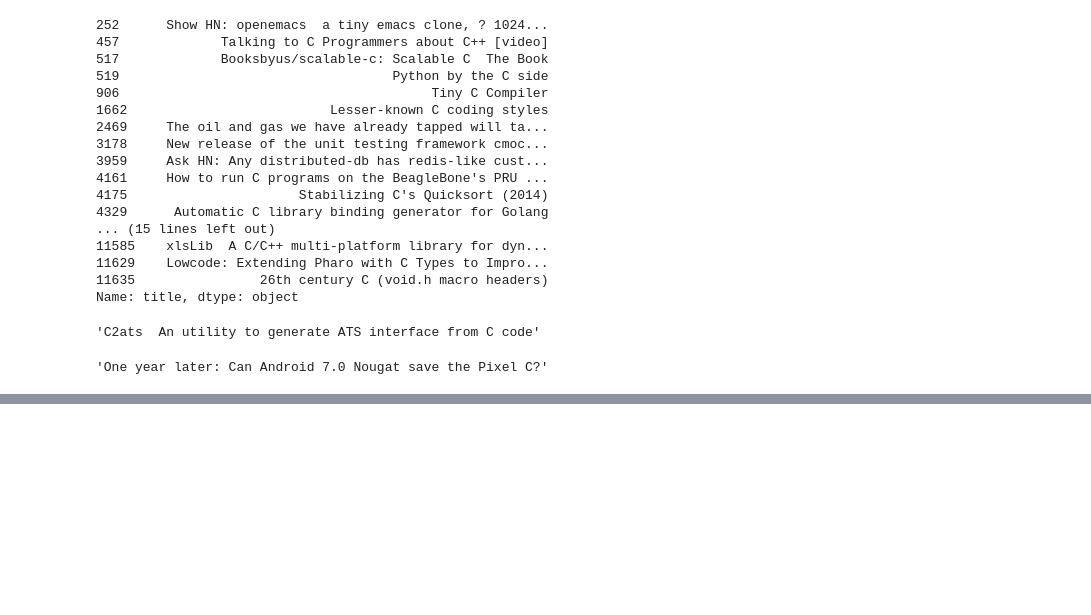
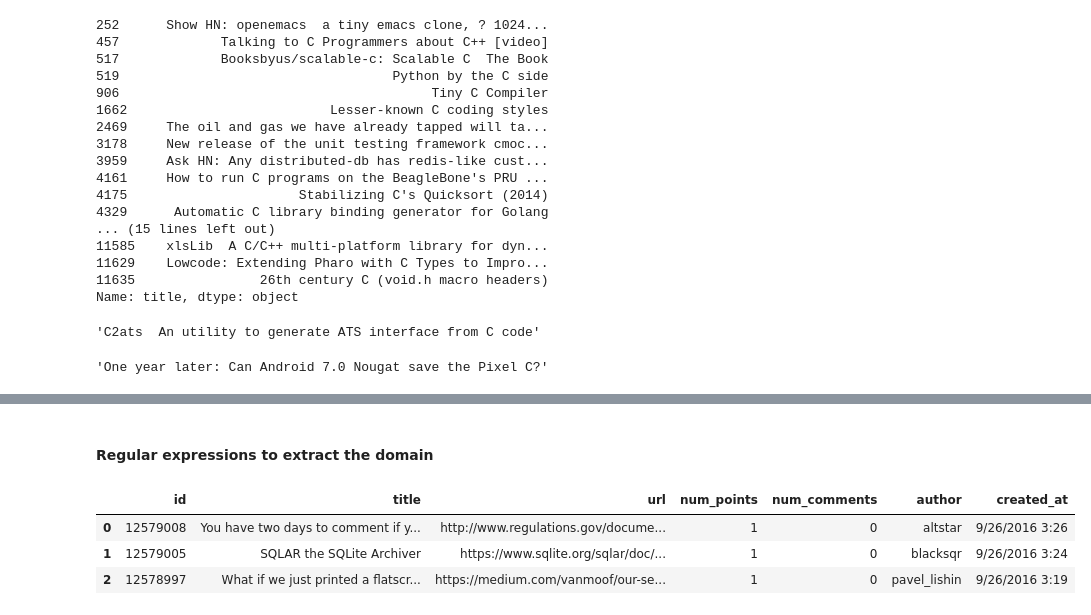
Before and after one commit to Ysbail/MiniProjects, a Jupyter notebook: Hackers News Posts/Regular_Expressions.ipynb, the cells around one changed output, grey strips where cells are left out. Cells and saved outputs as stored; diff of their text form; code cells hidden in the pictures; blank space fills up the shorter version.

```diff
--- a/Hackers News Posts/Regular_Expressions.ipynb
+++ b/Hackers News Posts/Regular_Expressions.ipynb
@@ -658,0 +790,9 @@ c_find[11129]
+# %% [markdown]
+#### Regular expressions to extract the domain
+# %%
+hn.head(3)
+# %% [output]
+|  | id | title | url | num_points | num_comments | author | created_at |
+| 0 | 12579008 | You have two days to comment if y... | http://www.regulations.gov/docume... | 1 | 0 | altstar | 9/26/2016 3:26 |
+| 1 | 12579005 | SQLAR the SQLite Archiver | https://www.sqlite.org/sqlar/doc/... | 1 | 0 | blacksqr | 9/26/2016 3:24 |
+| 2 | 12578997 | What if we just printed a flatscr... | https://medium.com/vanmoof/our-se... | 1 | 0 | pavel_lishin | 9/26/2016 3:19 |
```
Also changed, not shown: parts of 39 cells of this notebook.
